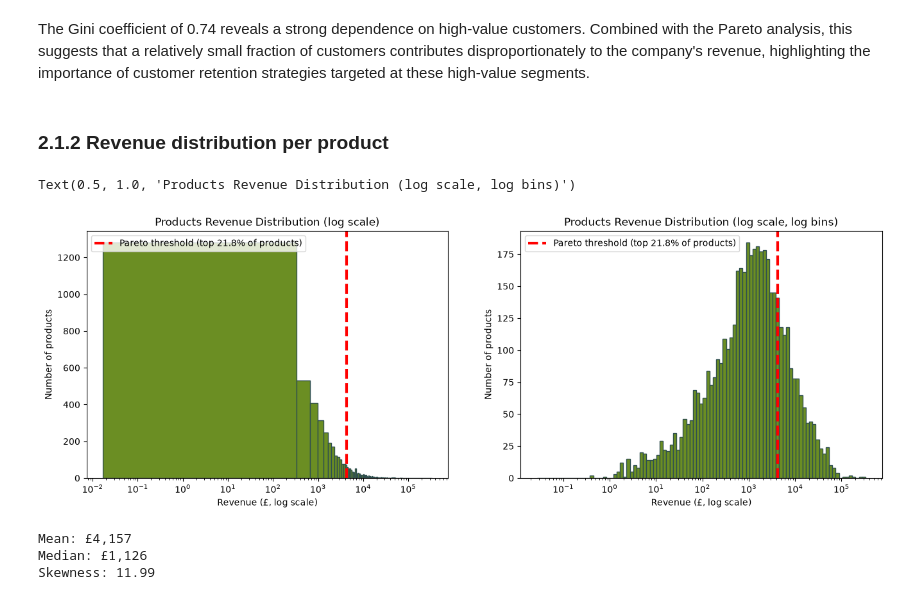
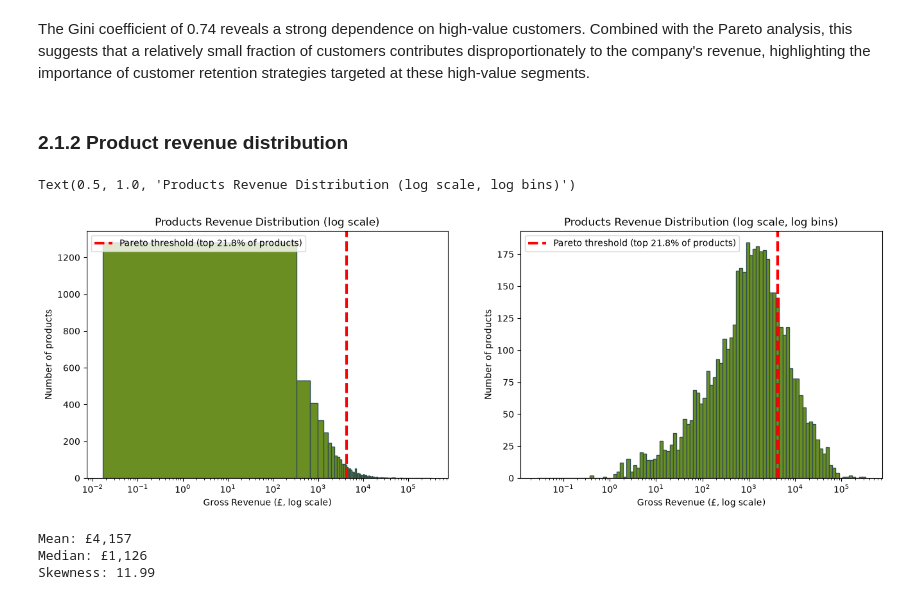
Before and after one commit to Sara-Munafo/retail-sales-analysis, a Jupyter notebook: notebooks/02_business_analysis.ipynb, the cells around one changed output. Saved outputs shown, nothing was run; the diff lists cells and outputs as text; code cells hidden in the pictures.

```diff
--- a/notebooks/02_business_analysis.ipynb
+++ b/notebooks/02_business_analysis.ipynb
@@ -109,7 +151,7 @@ plt.legend()
 # %% [markdown]
 The Gini coefficient of 0.74 reveals a strong dependence on high-value customers. Combined with the Pareto analysis, this suggests that a relatively small fraction of customers contributes disproportionately to the company's revenue, highlighting the importance of customer retention strategies targeted at these high-value segments.
 # %% [markdown]
-### 2.1.2 Revenue distribution per product
+### 2.1.2 Product revenue distribution
 # %%
 q_prod_sal = """
     SELECT UPPER(StockCode) as stock_code, Description, SUM(Price*Quantity) as revenue
@@ -125,28 +167,28 @@ pareto_point, pareto_revenue, products_pct = get_pareto(df_prod_sal)
 # %%
 fig,ax = plt.subplots(1,2,figsize=(16,5))
 
 prod_rev_h, bins, _ = ax[0].hist(df_prod_sal["revenue"], bins=1000, color="olivedrab", edgecolor="darkslategrey")
 ax[0].axvline(x=pareto_revenue, color='red', linestyle='--', label=f'Pareto threshold (top {products_pct:.1f}% of products)', linewidth = 3)
 ax[0].legend()
 ax[0].set_xscale("log")
-ax[0].set_xlabel("Revenue (£, log scale)")
+ax[0].set_xlabel("Gross Revenue (£, log scale)")
 ax[0].set_ylabel("Number of products")
 ax[0].set_title("Products Revenue Distribution (log scale)")
 
 
 bins_log = np.logspace(np.log10(df_prod_sal["revenue"].min()+0.01),
                    np.log10(df_prod_sal["revenue"].max()),
                    100)
 prod_rev_hlog = ax[1].hist(df_prod_sal["revenue"], bins=bins_log,color="olivedrab", edgecolor="darkslategrey")
 ax[1].set_xscale("log")
 ax[1].axvline(x=pareto_revenue, color='red', linestyle='--', label=f'Pareto threshold (top {products_pct:.1f}% of products)', linewidth = 3)
 ax[1].legend()
-ax[1].set_xlabel("Revenue (£, log scale)")
+ax[1].set_xlabel("Gross Revenue (£, log scale)")
 ax[1].set_ylabel("Number of products")
 ax[1].set_title("Products Revenue Distribution (log scale, log bins)")
 # %% [output]
 Text(0.5, 1.0, 'Products Revenue Distribution (log scale, log bins)')
-[figure, old version]
+[figure, new version]
 # %%
 print(f"Mean: £{df_prod_sal['revenue'].mean():,.0f}")
 print(f"Median: £{df_prod_sal['revenue'].median():,.0f}")
```
Also changed, not shown: parts of 73 cells of this notebook, 2 other files.
